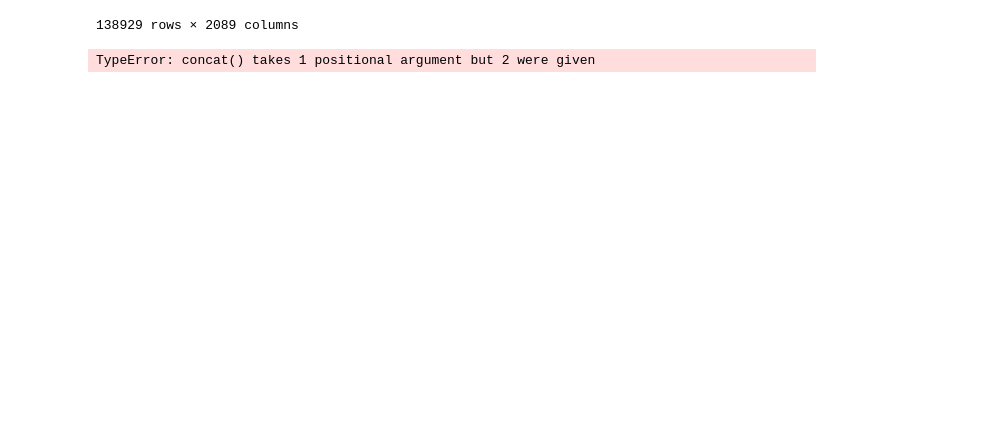
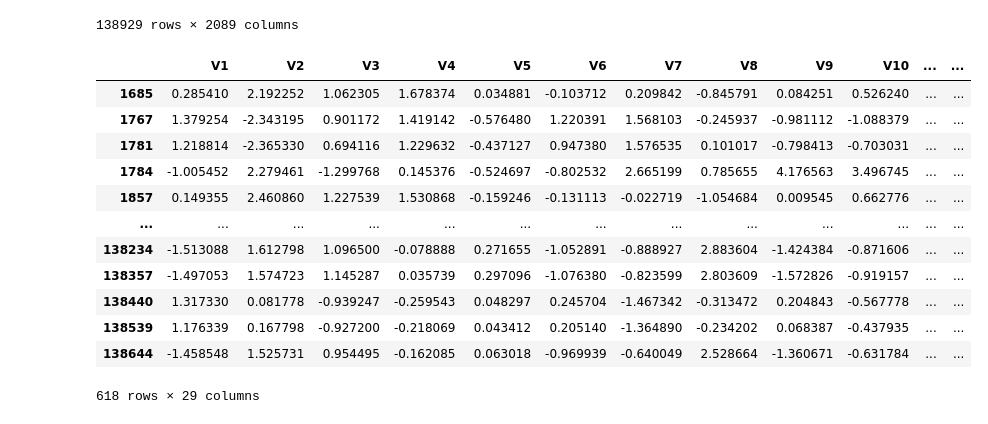
Before and after one commit to byshadowoz/CCFDM, a Jupyter notebook: nose.ipynb, the cells around one changed output. Drawn from its saved outputs; the diff is of its cells as text; code cells hidden in the pictures; blank space fills up the shorter version.

Commit message:
testing model still in process

```diff
--- a/nose.ipynb
+++ b/nose.ipynb
@@ -106,8 +106,22 @@ pca2 = pca2.fit_transform(data_part1_2[x_cols])
 # %%
 columns = ['V' + str(i) for i in range(1, 29)]
 # %%
-data2 = pd.DataFrame(pca2, columns=columns)
+data2 = pd.DataFrame(pca2, columns=columns).assign(is_fraud=data_part1_2['is_fraud'])
 # %%
-data2 = pd.concat(data2, data_part1_2['is_fraud'])
+#data_procesed = pd.concat([data2, data_part1_2['is_fraud']])
-# %% [output]
-TypeError: concat() takes 1 positional argument but 2 were given
+# %%
+data2[data2.is_fraud == 1]
+# %% [output]
+|  | V1 | V2 | V3 | V4 | V5 | V6 | V7 | V8 | V9 | V10 | ... | ... |
+| 1685 | 0.285410 | 2.192252 | 1.062305 | 1.678374 | 0.034881 | -0.103712 | 0.209842 | -0.845791 | 0.084251 | 0.526240 | ... | ... |
+| 1767 | 1.379254 | -2.343195 | 0.901172 | 1.419142 | -0.576480 | 1.220391 | 1.568103 | -0.245937 | -0.981112 | -1.088379 | ... | ... |
+| 1781 | 1.218814 | -2.365330 | 0.694116 | 1.229632 | -0.437127 | 0.947380 | 1.576535 | 0.101017 | -0.798413 | -0.703031 | ... | ... |
+| 1784 | -1.005452 | 2.279461 | -1.299768 | 0.145376 | -0.524697 | -0.802532 | 2.665199 | 0.785655 | 4.176563 | 3.496745 | ... | ... |
+| 1857 | 0.149355 | 2.460860 | 1.227539 | 1.530868 | -0.159246 | -0.131113 | -0.022719 | -1.054684 | 0.009545 | 0.662776 | ... | ... |
+| ... | ... | ... | ... | ... | ... | ... | ... | ... | ... | ... | ... | ... |
+| 138234 | -1.513088 | 1.612798 | 1.096500 | -0.078888 | 0.271655 | -1.052891 | -0.888927 | 2.883604 | -1.424384 | -0.871606 | ... | ... |
+| 138357 | -1.497053 | 1.574723 | 1.145287 | 0.035739 | 0.297096 | -1.076380 | -0.823599 | 2.803609 | -1.572826 | -0.919157 | ... | ... |
+| 138440 | 1.317330 | 0.081778 | -0.939247 | -0.259543 | 0.048297 | 0.245704 | -1.467342 | -0.313472 | 0.204843 | -0.567778 | ... | ... |
+| 138539 | 1.176339 | 0.167798 | -0.927200 | -0.218069 | 0.043412 | 0.205140 | -1.364890 | -0.234202 | 0.068387 | -0.437935 | ... | ... |
+| 138644 | -1.458548 | 1.525731 | 0.954495 | -0.162085 | 0.063018 | -0.969939 | -0.640049 | 2.528664 | -1.360671 | -0.631784 | ... | ... |
+618 rows × 29 columns
```
Also changed, not shown: parts of 5 cells of this notebook.
